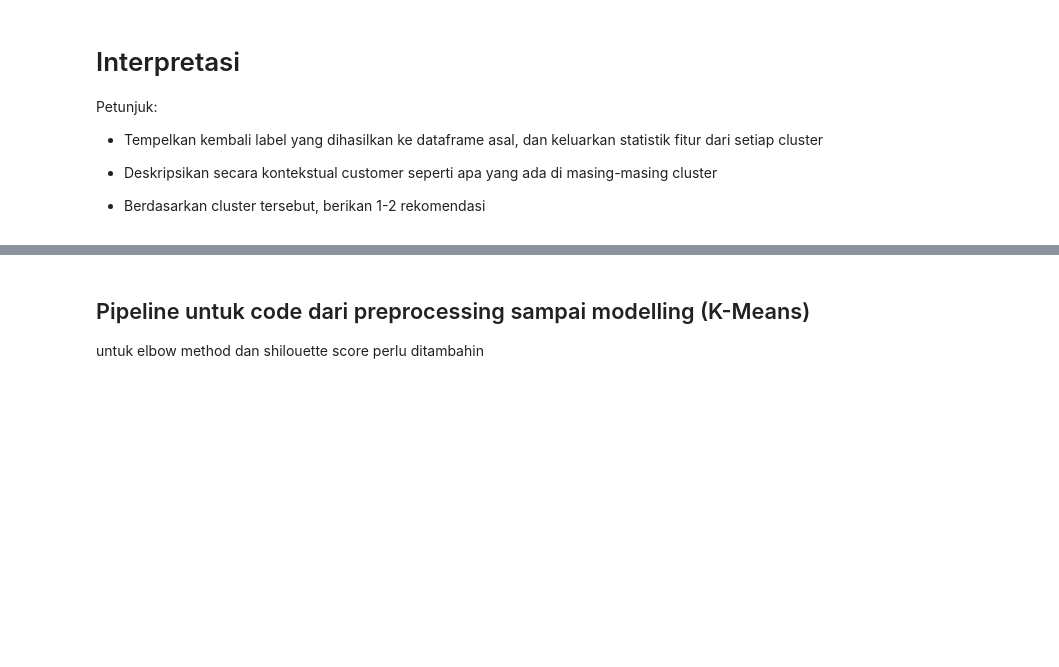
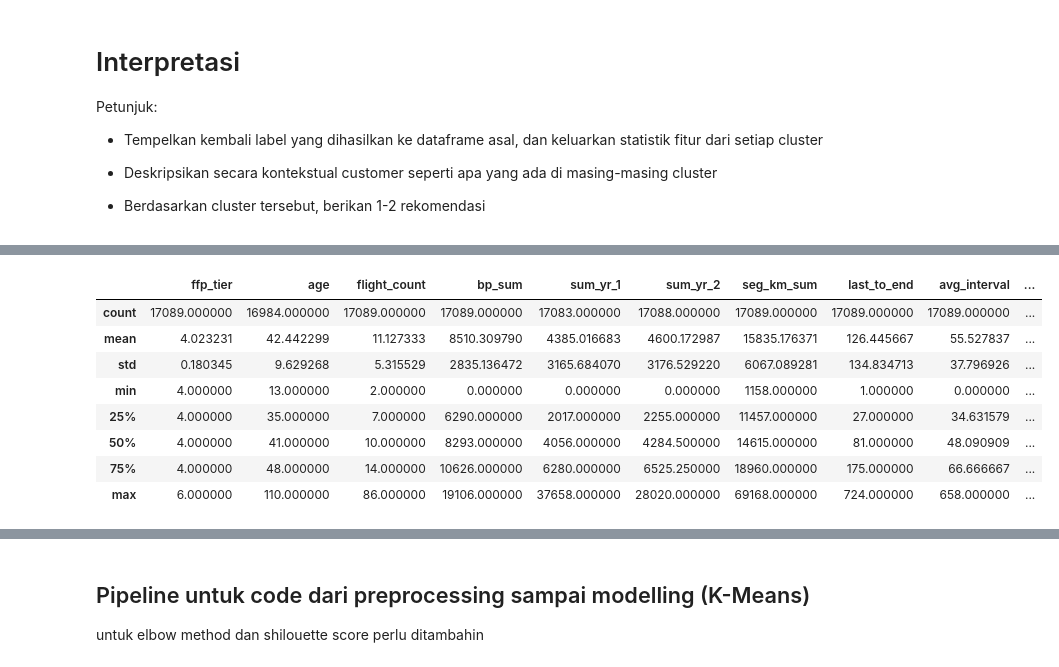
Before and after one commit to mezkymy/airline-cv-analysis, a Jupyter notebook: airline_cust_value_analysis.ipynb, the cells around one changed output, grey strips where cells are left out. Cells and saved outputs as stored; diff of their text form; code cells hidden in the pictures; blank space fills up the shorter version.

```diff
--- a/airline_cust_value_analysis.ipynb
+++ b/airline_cust_value_analysis.ipynb
@@ -685,0 +716,12 @@ cluster
+# %%
+testing[testing['cluster'] == 2].describe()
+# %% [output]
+|  | ffp_tier | age | flight_count | bp_sum | sum_yr_1 | sum_yr_2 | seg_km_sum | last_to_end | avg_interval | ... |
+| count | 17089.000000 | 16984.000000 | 17089.000000 | 17089.000000 | 17083.000000 | 17088.000000 | 17089.000000 | 17089.000000 | 17089.000000 | ... |
+| mean | 4.023231 | 42.442299 | 11.127333 | 8510.309790 | 4385.016683 | 4600.172987 | 15835.176371 | 126.445667 | 55.527837 | ... |
+| std | 0.180345 | 9.629268 | 5.315529 | 2835.136472 | 3165.684070 | 3176.529220 | 6067.089281 | 134.834713 | 37.796926 | ... |
+| min | 4.000000 | 13.000000 | 2.000000 | 0.000000 | 0.000000 | 0.000000 | 1158.000000 | 1.000000 | 0.000000 | ... |
+| 25% | 4.000000 | 35.000000 | 7.000000 | 6290.000000 | 2017.000000 | 2255.000000 | 11457.000000 | 27.000000 | 34.631579 | ... |
+| 50% | 4.000000 | 41.000000 | 10.000000 | 8293.000000 | 4056.000000 | 4284.500000 | 14615.000000 | 81.000000 | 48.090909 | ... |
+| 75% | 4.000000 | 48.000000 | 14.000000 | 10626.000000 | 6280.000000 | 6525.250000 | 18960.000000 | 175.000000 | 66.666667 | ... |
+| max | 6.000000 | 110.000000 | 86.000000 | 19106.000000 | 37658.000000 | 28020.000000 | 69168.000000 | 724.000000 | 658.000000 | ... |
```
Also changed, not shown: parts of 6 cells of this notebook.
